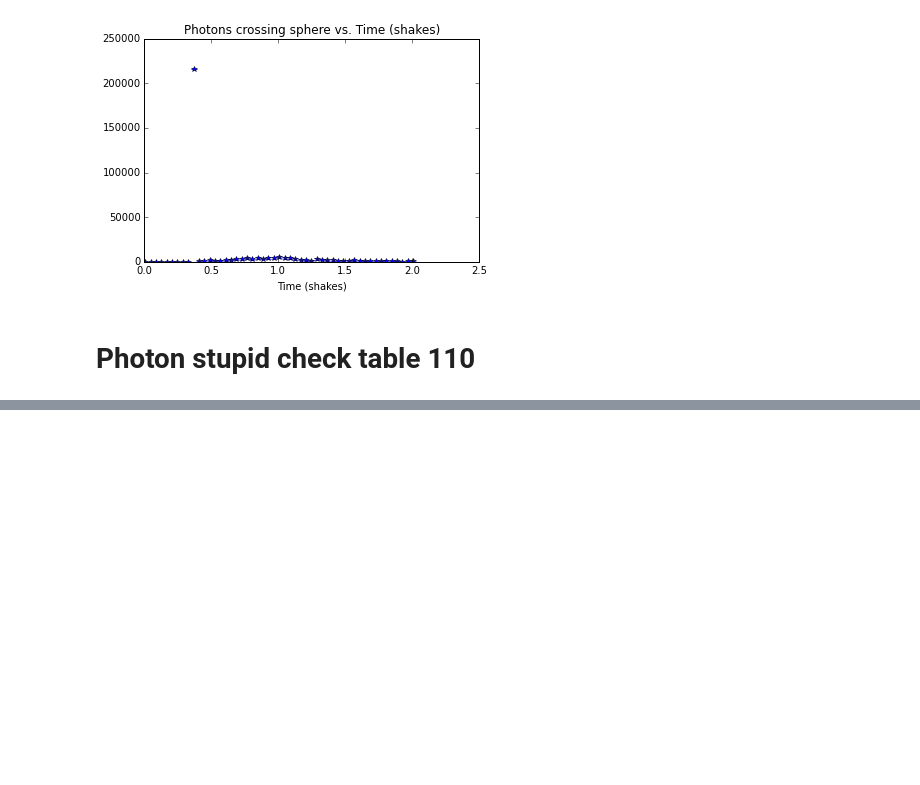
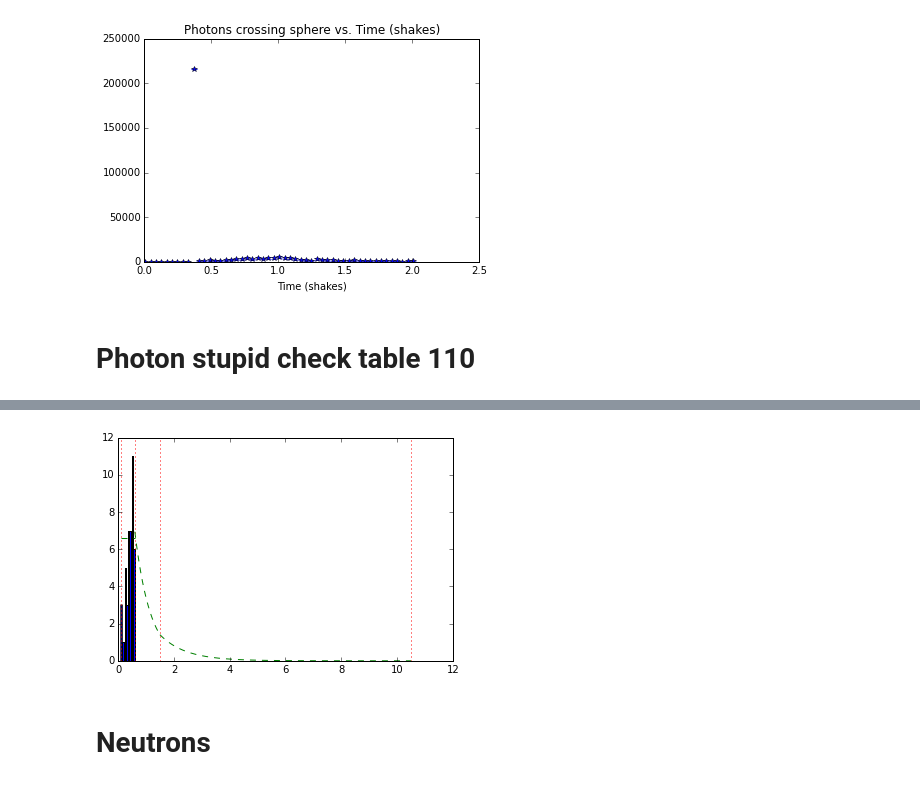
Before and after one commit to piovere/nucnotes, a Jupyter notebook: ne532/Project1/scratch.ipynb, the cells around one changed output, grey strips where cells are left out. Saved outputs shown, nothing was run; the diff lists cells and outputs as text; code cells hidden in the pictures; blank space fills up the shorter version.

```diff
--- a/ne532/Project1/scratch.ipynb
+++ b/ne532/Project1/scratch.ipynb
@@ -103,0 +142,20 @@ plt.show()
+# %%
+bins = np.arange(0.1, 0.6, 0.05)
+bins = np.append(bins, np.arange(0.6, 1.5, 0.05))
+bins = np.append(bins, np.arange(1.5, 10.5, 0.5))
+plt.hist(dory_photon_dist['energy'], bins=bins)
+plt.axvline(0.1, color="r", linestyle='dotted')
+plt.axvline(0.6, color="r", linestyle='dotted')
+plt.axvline(1.5, color="r", linestyle='dotted')
+plt.axvline(10.5, color="r", linestyle='dotted')
+x1 = np.linspace(0.1, 0.6, 1000)
+x2 = np.linspace(0.6, 1.5, 1000)
+x3 = np.linspace(1.5, 10.5, 1000)
+plt.plot(x1, [6.6 for x in x1], "g--")
+plt.plot(x2, med_erg(x2), "g--")
+plt.plot(x3, high_erg(x3), "g--")
+plt.show()
+# %% [output]
+[figure, added]
+# %% [markdown]
+# Neutrons
```
Also changed, not shown: parts of 13 cells of this notebook.
